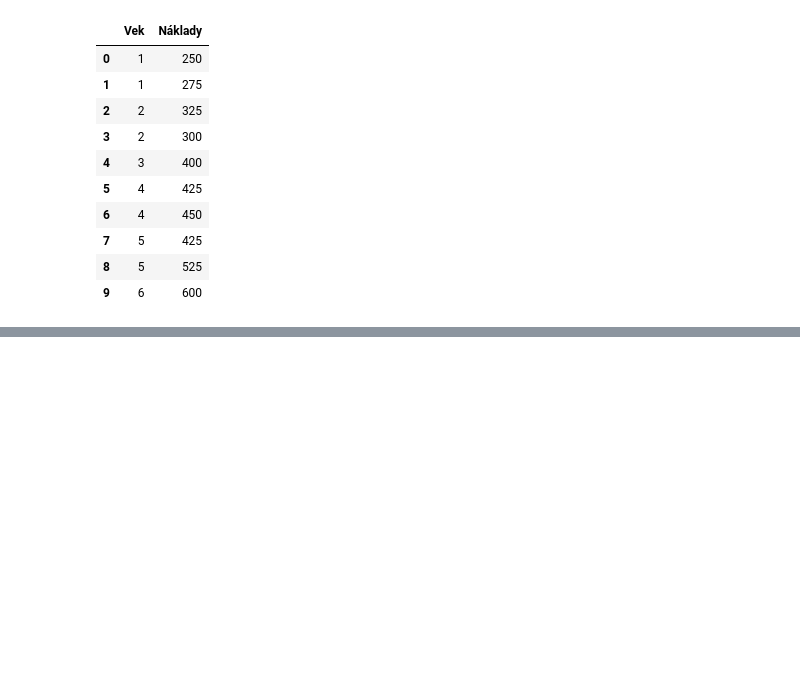
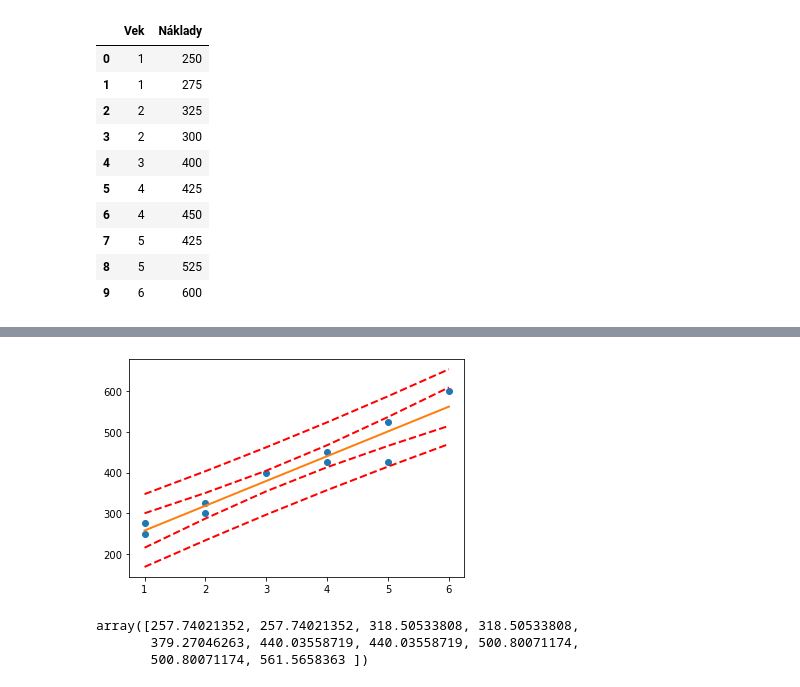
Before and after one commit to AndrejSkula/DiplomovaPraca, a Jupyter notebook: Predpoveď závislej premennej.ipynb, the cells around one changed output, grey strips where cells are left out. Drawn from its saved outputs; the diff is of its cells as text; code cells hidden in the pictures; blank space fills up the shorter version.

```diff
--- a/Predpoveď závislej premennej.ipynb
+++ b/Predpoveď závislej premennej.ipynb
@@ -61,0 +101,26 @@ st
+# %%
+fittedvalues = data[:, 2]
+predict_mean_se  = data[:, 3]
+predict_mean_ci_low, predict_mean_ci_upp = data[:, 4:6].T
+predict_ci_low, predict_ci_upp = data[:, 6:8].T
+
+# Check we got the right things
+#print np.max(np.abs(re.fittedvalues - fittedvalues))
+#print np.max(np.abs(iv_l - predict_ci_low))
+#print np.max(np.abs(iv_u - predict_ci_upp))
+
+plt.plot(X, y, 'o')
+plt.plot(X, fittedvalues, '-', lw=2)
+plt.plot(X, predict_ci_low, 'r--', lw=2)
+plt.plot(X, predict_ci_upp, 'r--', lw=2)
+plt.plot(X, predict_mean_ci_low, 'r--', lw=2)
+plt.plot(X, predict_mean_ci_upp, 'r--', lw=2)
+plt.show()
+# %% [output]
+[figure, added]
+# %%
+fittedvalues
+# %% [output]
+array([257.74021352, 257.74021352, 318.50533808, 318.50533808,
+       379.27046263, 440.03558719, 440.03558719, 500.80071174,
+       500.80071174, 561.5658363 ])
```
Also changed, not shown: parts of 5 cells of this notebook, 4 other files.
